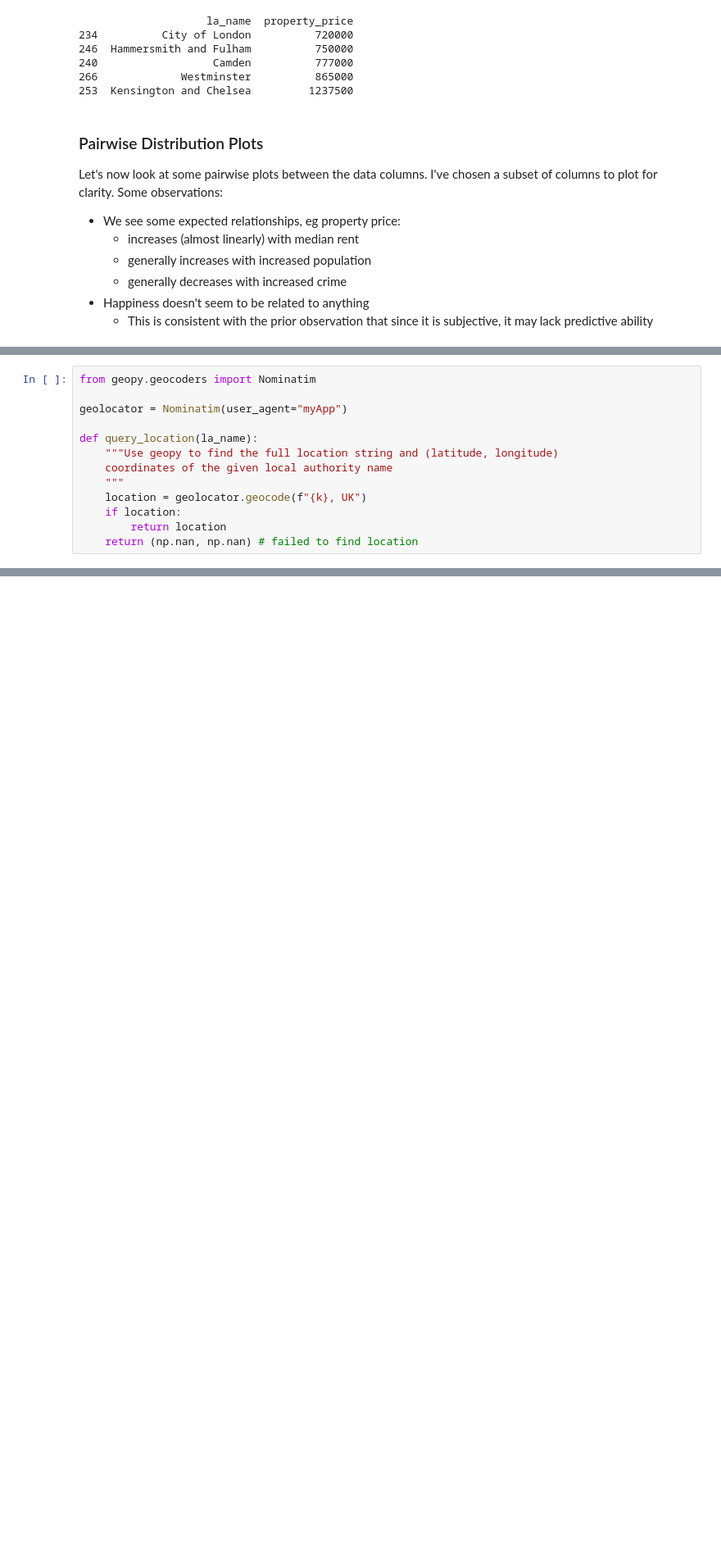
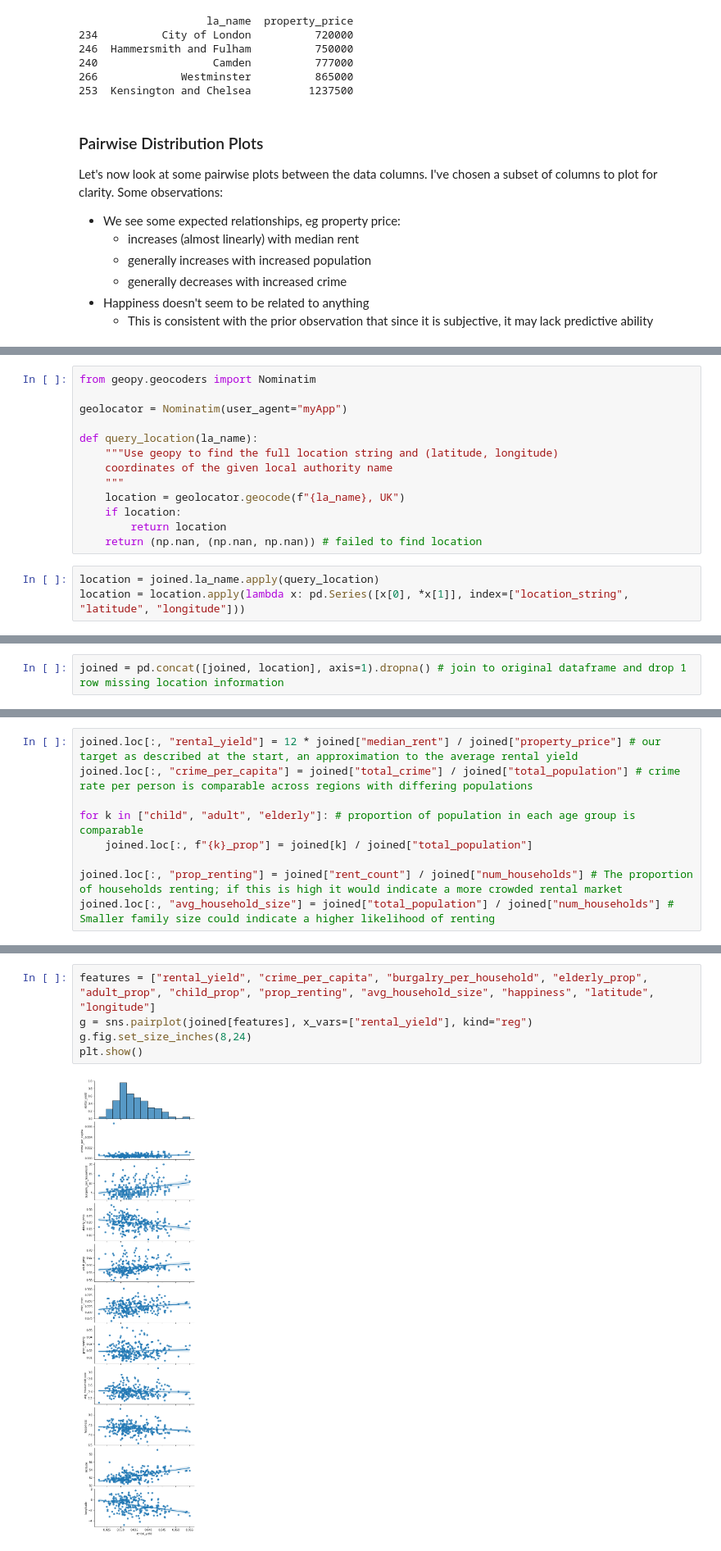
Before and after one commit to nikulpatel3141/ONS-Housing-Data, a Jupyter notebook: exploration.ipynb, the cells around one changed output, grey strips where cells are left out. Shown at 82% size. Drawn from its saved outputs; the diff is of its cells as text; blank space fills up the shorter version.

```diff
--- a/exploration.ipynb
+++ b/exploration.ipynb
@@ -184,7 +187,10 @@ def query_location(la_name):
     """Use geopy to find the full location string and (latitude, longitude)
     coordinates of the given local authority name
     """
-    location = geolocator.geocode(f"{k}, UK")
+    location = geolocator.geocode(f"{la_name}, UK")
     if location:
         return location
-    return (np.nan, np.nan) # failed to find location
+    return (np.nan, (np.nan, np.nan)) # failed to find location
+# %%
+location = joined.la_name.apply(query_location)
+location = location.apply(lambda x: pd.Series([x[0], *x[1]], index=["location_string", "latitude", "longitude"]))
@@ -190,0 +206,2 @@ def query_location(la_name):
+# %%
+joined = pd.concat([joined, location], axis=1).dropna() # join to original dataframe and drop 1 row missing location information
@@ -190,0 +224,9 @@ def query_location(la_name):
+# %%
+joined.loc[:, "rental_yield"] = 12 * joined["median_rent"] / joined["property_price"] # our target as described at the start, an approximation to the average rental yield
+joined.loc[:, "crime_per_capita"] = joined["total_crime"] / joined["total_population"] # crime rate per person is comparable across regions with differing populations
+
+for k in ["child", "adult", "elderly"]: # proportion of population in each age group is comparable
+    joined.loc[:, f"{k}_prop"] = joined[k] / joined["total_population"]
+
+joined.loc[:, "prop_renting"] = joined["rent_count"] / joined["num_households"] # The proportion of households renting; if this is high it would indicate a more crowded rental market
+joined.loc[:, "avg_household_size"] = joined["total_population"] / joined["num_households"] # Smaller family size could indicate a higher likelihood of renting
@@ -190,0 +247,7 @@ def query_location(la_name):
+# %%
+features = ["rental_yield", "crime_per_capita", "burgalry_per_household", "elderly_prop", "adult_prop", "child_prop", "prop_renting", "avg_household_size", "happiness", "latitude", "longitude"]
+g = sns.pairplot(joined[features], x_vars=["rental_yield"], kind="reg")
+g.fig.set_size_inches(8,24)
+plt.show()
+# %% [output]
+[figure, added]
```
Also changed, not shown: parts of 9 cells of this notebook.
